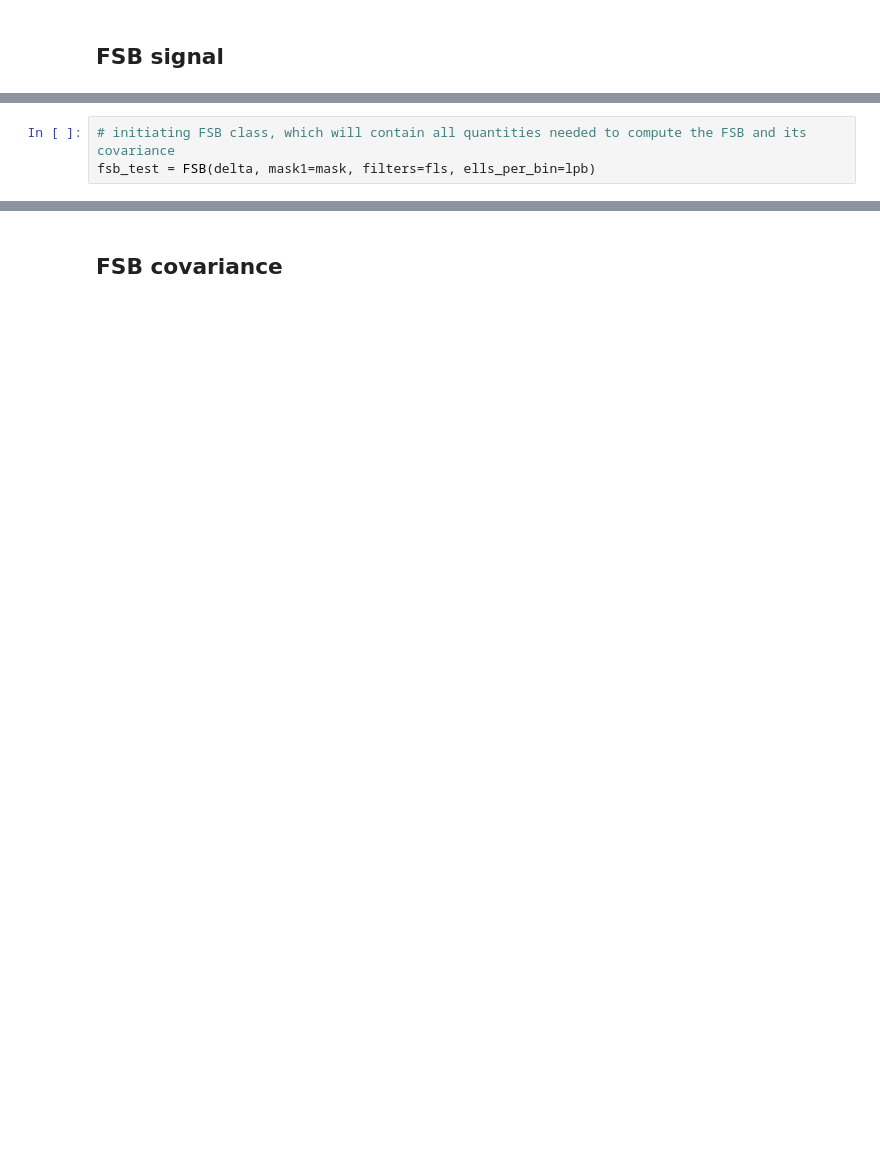
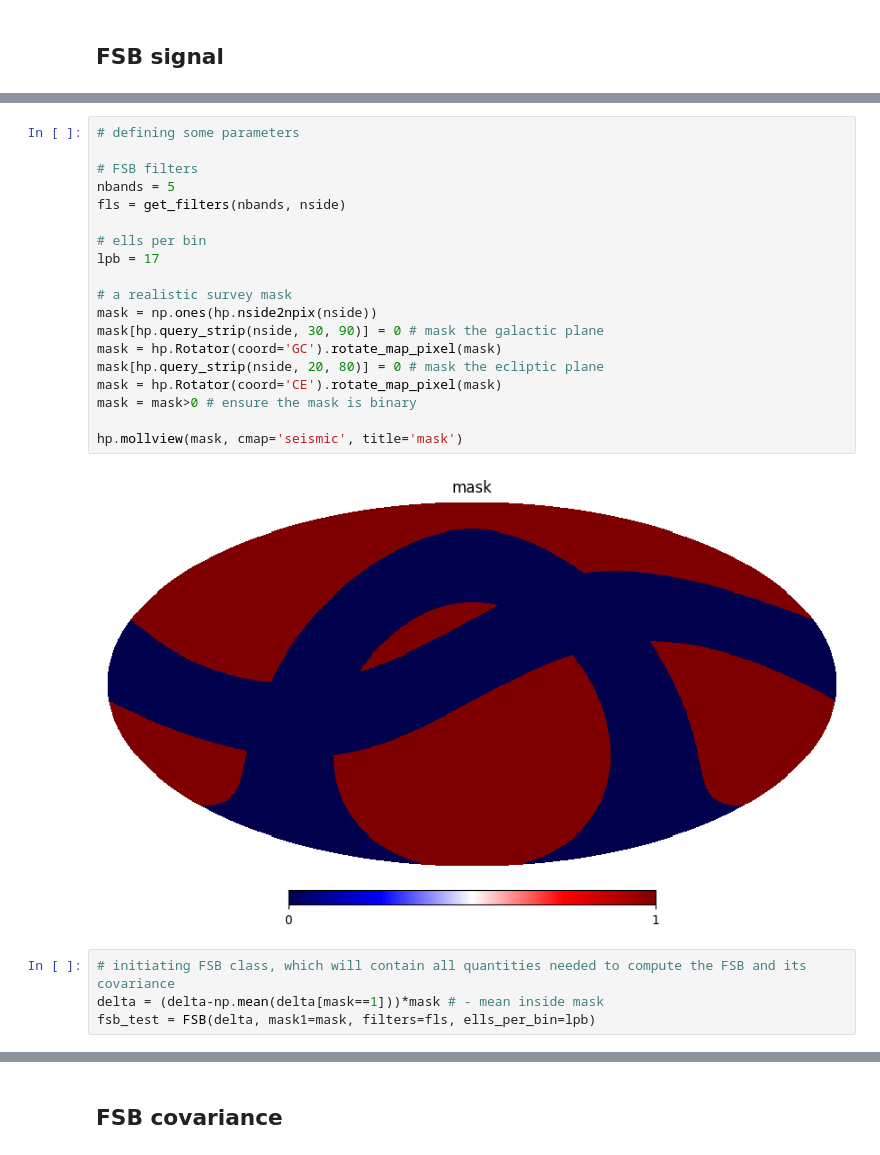
Before and after one commit to joezuntz/pyfsb, a Jupyter notebook: howtouse.ipynb, the cells around one changed output, grey strips where cells are left out. Drawn from its saved outputs; the diff is of its cells as text; blank space fills up the shorter version.

```diff
--- a/howtouse.ipynb
+++ b/howtouse.ipynb
@@ -78,5 +79,27 @@ mask = (test_lon >= 108) & (test_lon <= 265) & (test_lat >= -5) & (test_lat <= 7
+# %%
+# defining some parameters
+
+# FSB filters
+nbands = 5
+fls = get_filters(nbands, nside)
+
+# ells per bin
+lpb = 17
+
+# a realistic survey mask
+mask = np.ones(hp.nside2npix(nside))
+mask[hp.query_strip(nside, 30, 90)] = 0 # mask the galactic plane
+mask = hp.Rotator(coord='GC').rotate_map_pixel(mask)
+mask[hp.query_strip(nside, 20, 80)] = 0 # mask the ecliptic plane
+mask = hp.Rotator(coord='CE').rotate_map_pixel(mask)
+mask = mask>0 # ensure the mask is binary
+
+hp.mollview(mask, cmap='seismic', title='mask')
+# %% [output]
+[figure, added]
 # %%
 # initiating FSB class, which will contain all quantities needed to compute the FSB and its covariance
+delta = (delta-np.mean(delta[mask==1]))*mask # - mean inside mask
 fsb_test = FSB(delta, mask1=mask, filters=fls, ells_per_bin=lpb)
 # %%
 # let's plot the fsb
```
Also changed, not shown: parts of 13 cells of this notebook, 2 other files.
